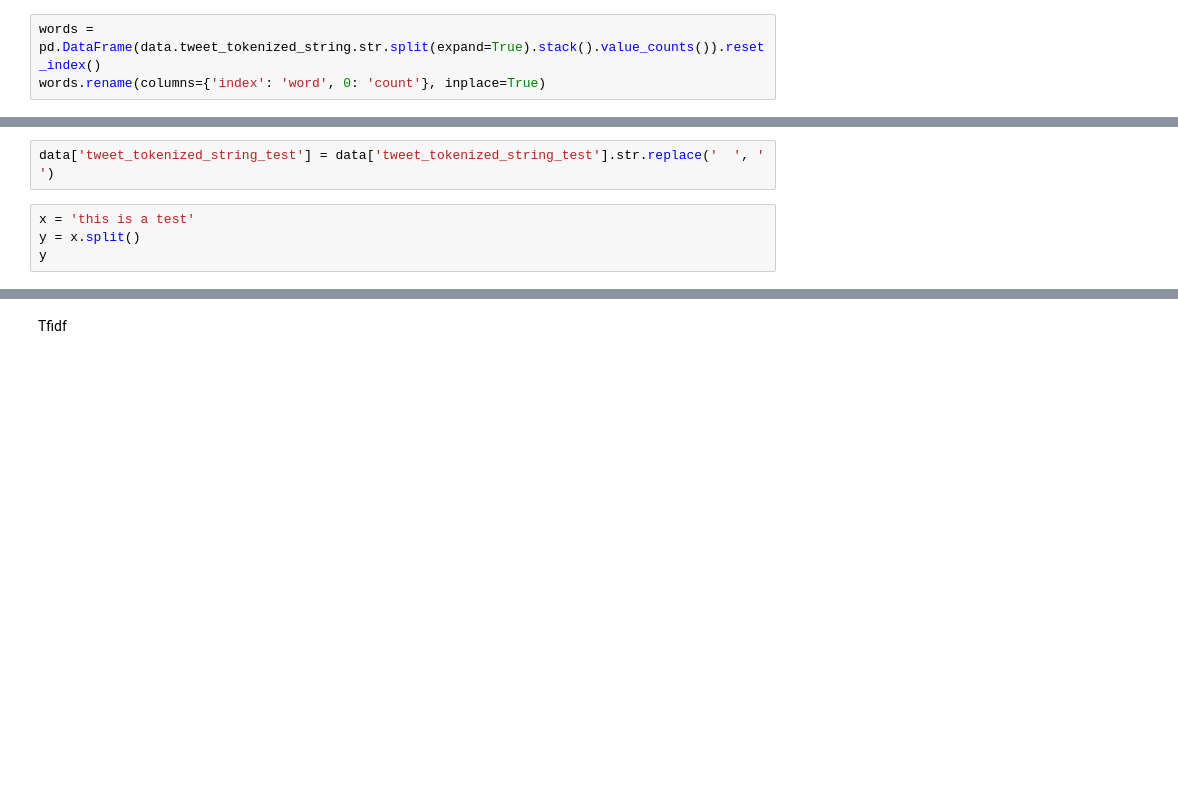
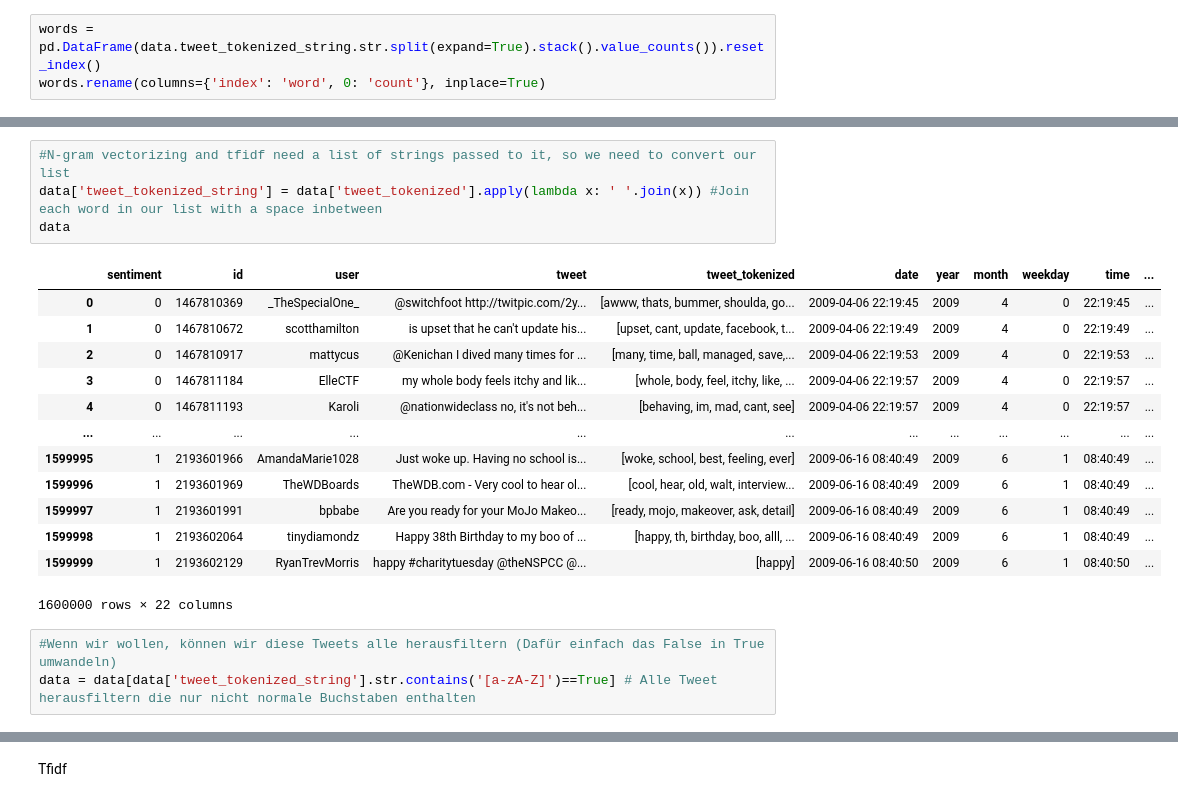
Before and after one commit to DavidStein7/marketing_analytics_project, a Jupyter notebook: Notebooks/data_preparation.ipynb, the cells around one changed output, grey strips where cells are left out. Saved outputs shown, nothing was run; the diff lists cells and outputs as text; blank space fills up the shorter version.

```diff
--- a/Notebooks/data_preparation.ipynb
+++ b/Notebooks/data_preparation.ipynb
@@ -333,6 +319,0 @@ data['tweet_tokenized_string_test'] = data['tweet_tokenized_string'].str.replace
-# %%
-data['tweet_tokenized_string_test'] = data['tweet_tokenized_string_test'].str.replace('  ', ' ')
-# %%
-x = 'this is a test'
-y = x.split()
-y
@@ -342,0 +327,21 @@ data['tweet_tokenized'] = data['tweet_tokenized'].apply(lambda x: re.sub(url_pat
+# %%
+#N-gram vectorizing and tfidf need a list of strings passed to it, so we need to convert our list
+data['tweet_tokenized_string'] = data['tweet_tokenized'].apply(lambda x: ' '.join(x)) #Join each word in our list with a space inbetween
+data
+# %% [output]
+|  | sentiment | id | user | tweet | tweet_tokenized | date | year | month | weekday | time | ... |
+| 0 | 0 | 1467810369 | _TheSpecialOne_ | @switchfoot http://twitpic.com/2y... | [awww, thats, bummer, shoulda, go... | 2009-04-06 22:19:45 | 2009 | 4 | 0 | 22:19:45 | ... |
+| 1 | 0 | 1467810672 | scotthamilton | is upset that he can't update his... | [upset, cant, update, facebook, t... | 2009-04-06 22:19:49 | 2009 | 4 | 0 | 22:19:49 | ... |
+| 2 | 0 | 1467810917 | mattycus | @Kenichan I dived many times for ... | [many, time, ball, managed, save,... | 2009-04-06 22:19:53 | 2009 | 4 | 0 | 22:19:53 | ... |
+| 3 | 0 | 1467811184 | ElleCTF | my whole body feels itchy and lik... | [whole, body, feel, itchy, like, ... | 2009-04-06 22:19:57 | 2009 | 4 | 0 | 22:19:57 | ... |
+| 4 | 0 | 1467811193 | Karoli | @nationwideclass no, it's not beh... | [behaving, im, mad, cant, see] | 2009-04-06 22:19:57 | 2009 | 4 | 0 | 22:19:57 | ... |
+| ... | ... | ... | ... | ... | ... | ... | ... | ... | ... | ... | ... |
+| 1599995 | 1 | 2193601966 | AmandaMarie1028 | Just woke up. Having no school is... | [woke, school, best, feeling, ever] | 2009-06-16 08:40:49 | 2009 | 6 | 1 | 08:40:49 | ... |
+| 1599996 | 1 | 2193601969 | TheWDBoards | TheWDB.com - Very cool to hear ol... | [cool, hear, old, walt, interview... | 2009-06-16 08:40:49 | 2009 | 6 | 1 | 08:40:49 | ... |
+| 1599997 | 1 | 2193601991 | bpbabe | Are you ready for your MoJo Makeo... | [ready, mojo, makeover, ask, detail] | 2009-06-16 08:40:49 | 2009 | 6 | 1 | 08:40:49 | ... |
+| 1599998 | 1 | 2193602064 | tinydiamondz | Happy 38th Birthday to my boo of ... | [happy, th, birthday, boo, alll, ... | 2009-06-16 08:40:49 | 2009 | 6 | 1 | 08:40:49 | ... |
+| 1599999 | 1 | 2193602129 | RyanTrevMorris | happy #charitytuesday @theNSPCC @... | [happy] | 2009-06-16 08:40:50 | 2009 | 6 | 1 | 08:40:50 | ... |
+1600000 rows × 22 columns
+# %%
+#Wenn wir wollen, können wir diese Tweets alle herausfiltern (Dafür einfach das False in True umwandeln)
+data = data[data['tweet_tokenized_string'].str.contains('[a-zA-Z]')==True] # Alle Tweet herausfiltern die nur nicht normale Buchstaben enthalten
```
Also changed, not shown: parts of 45 cells of this notebook.
